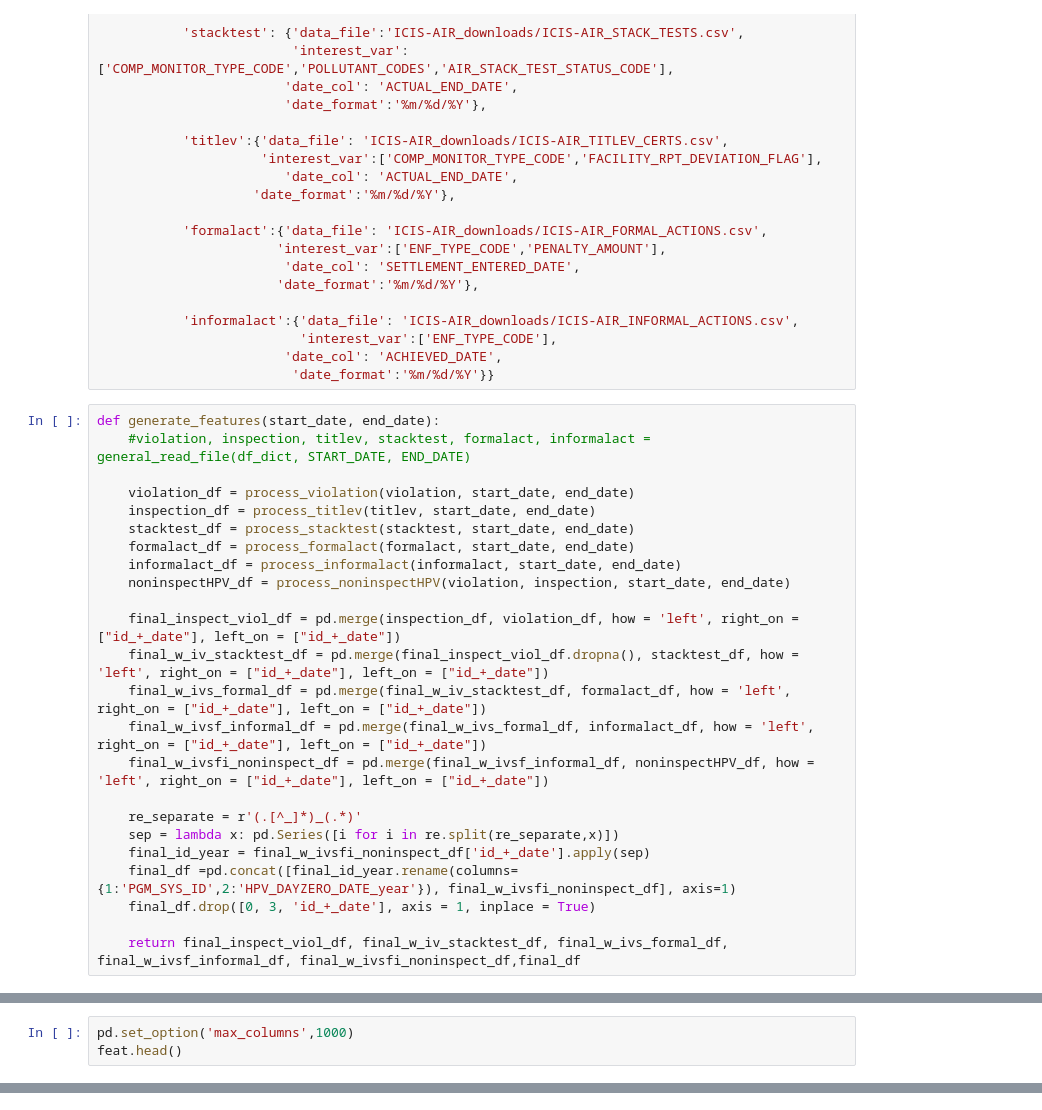
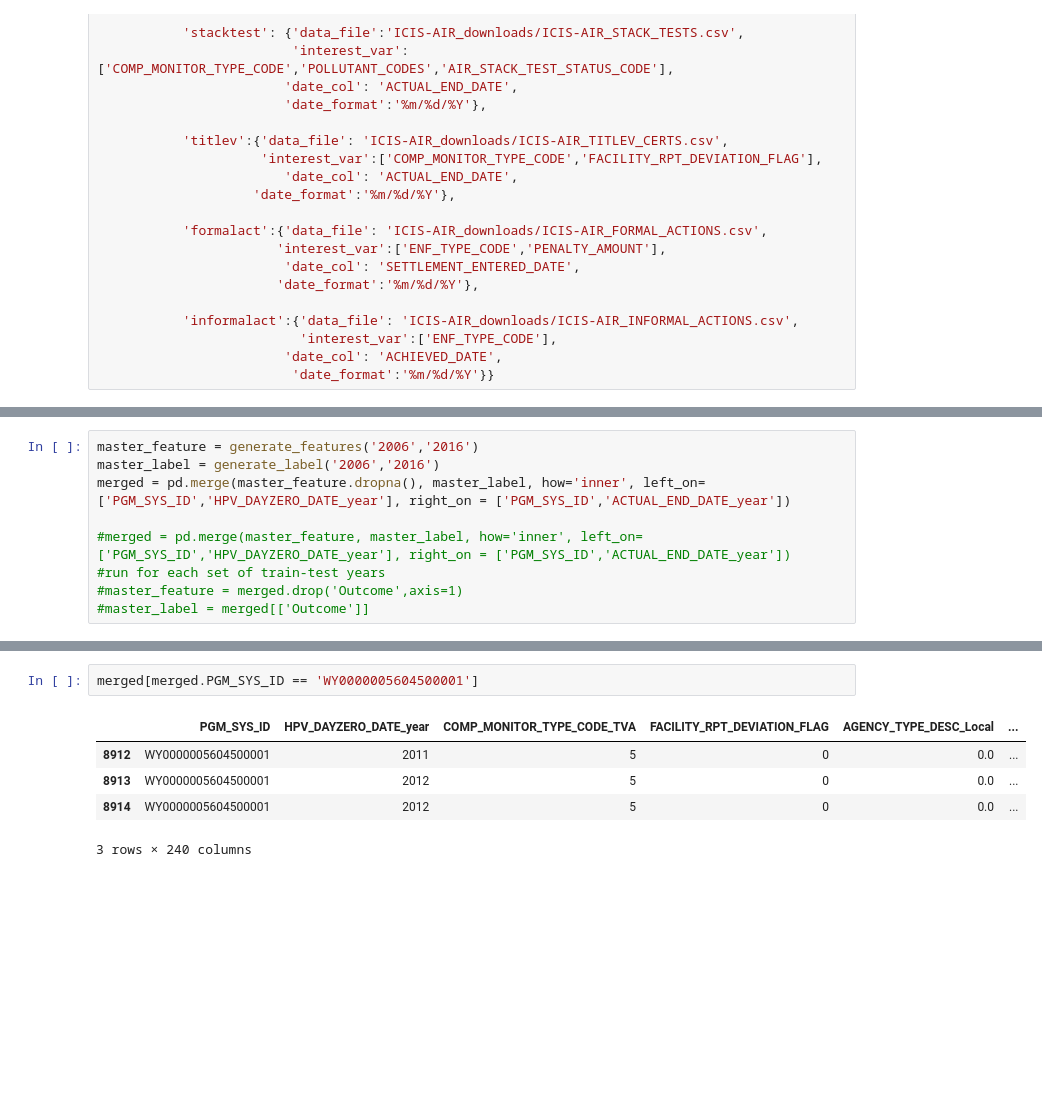
Before and after one commit to Aycrazy/ML_Project, a Jupyter notebook: ICIS-Output&Features.ipynb, the cells around one changed output, grey strips where cells are left out. Drawn from its saved outputs; the diff is of its cells as text; blank space fills up the shorter version.

```diff
--- a/ICIS-Output&Features.ipynb
+++ b/ICIS-Output&Features.ipynb
@@ -159,27 +52,3 @@ df_dict ={'violation': {'data_file': 'ICIS-AIR_downloads/ICIS-AIR_VIOLATION_HIST
                           'interest_var':['ENF_TYPE_CODE'],
                         'date_col': 'ACHIEVED_DATE',
                          'date_format':'%m/%d/%Y'}}
-# %%
-def generate_features(start_date, end_date):
-    #violation, inspection, titlev, stacktest, formalact, informalact = general_read_file(df_dict, START_DATE, END_DATE)
-
-    violation_df = process_violation(violation, start_date, end_date)
-    inspection_df = process_titlev(titlev, start_date, end_date)
-    stacktest_df = process_stacktest(stacktest, start_date, end_date)
-    formalact_df = process_formalact(formalact, start_date, end_date)
-    informalact_df = process_informalact(informalact, start_date, end_date)
-    noninspectHPV_df = process_noninspectHPV(violation, inspection, start_date, end_date)
-
-    final_inspect_viol_df = pd.merge(inspection_df, violation_df, how = 'left', right_on = ["id_+_date"], left_on = ["id_+_date"])
-    final_w_iv_stacktest_df = pd.merge(final_inspect_viol_df.dropna(), stacktest_df, how = 'left', right_on = ["id_+_date"], left_on = ["id_+_date"])
-    final_w_ivs_formal_df = pd.merge(final_w_iv_stacktest_df, formalact_df, how = 'left', right_on = ["id_+_date"], left_on = ["id_+_date"])
-    final_w_ivsf_informal_df = pd.merge(final_w_ivs_formal_df, informalact_df, how = 'left', right_on = ["id_+_date"], left_on = ["id_+_date"])
-    final_w_ivsfi_noninspect_df = pd.merge(final_w_ivsf_informal_df, noninspectHPV_df, how = 'left', right_on = ["id_+_date"], left_on = ["id_+_date"])
-
-    re_separate = r'(.[^_]*)_(.*)'
-    sep = lambda x: pd.Series([i for i in re.split(re_separate,x)])
-    final_id_year = final_w_ivsfi_noninspect_df['id_+_date'].apply(sep)
-    final_df =pd.concat([final_id_year.rename(columns={1:'PGM_SYS_ID',2:'HPV_DAYZERO_DATE_year'}), final_w_ivsfi_noninspect_df], axis=1)
-    final_df.drop([0, 3, 'id_+_date'], axis = 1, inplace = True)
-
-    return final_inspect_viol_df, final_w_iv_stacktest_df, final_w_ivs_formal_df, final_w_ivsf_informal_df, final_w_ivsfi_noninspect_df,final_df
@@ -203,3 +54,0 @@ feat = feat.dropna()
-# %%
-pd.set_option('max_columns',1000)
-feat.head()
@@ -346,0 +88,9 @@ check_na(y)
+# %%
+master_feature = generate_features('2006','2016')
+master_label = generate_label('2006','2016')
+merged = pd.merge(master_feature.dropna(), master_label, how='inner', left_on=['PGM_SYS_ID','HPV_DAYZERO_DATE_year'], right_on = ['PGM_SYS_ID','ACTUAL_END_DATE_year'])
+
+#merged = pd.merge(master_feature, master_label, how='inner', left_on=['PGM_SYS_ID','HPV_DAYZERO_DATE_year'], right_on = ['PGM_SYS_ID','ACTUAL_END_DATE_year'])
+#run for each set of train-test years
+#master_feature = merged.drop('Outcome',axis=1)
+#master_label = merged[['Outcome']]
@@ -346,0 +178,8 @@ check_na(y)
+# %%
+merged[merged.PGM_SYS_ID == 'WY0000005604500001']
+# %% [output]
+|  | PGM_SYS_ID | HPV_DAYZERO_DATE_year | COMP_MONITOR_TYPE_CODE_TVA | FACILITY_RPT_DEVIATION_FLAG | AGENCY_TYPE_DESC_Local | ... |
+| 8912 | WY0000005604500001 | 2011 | 5 | 0 | 0.0 | ... |
+| 8913 | WY0000005604500001 | 2012 | 5 | 0 | 0.0 | ... |
+| 8914 | WY0000005604500001 | 2012 | 5 | 0 | 0.0 | ... |
+3 rows × 240 columns
```
Also changed, not shown: parts of 25 cells of this notebook.
